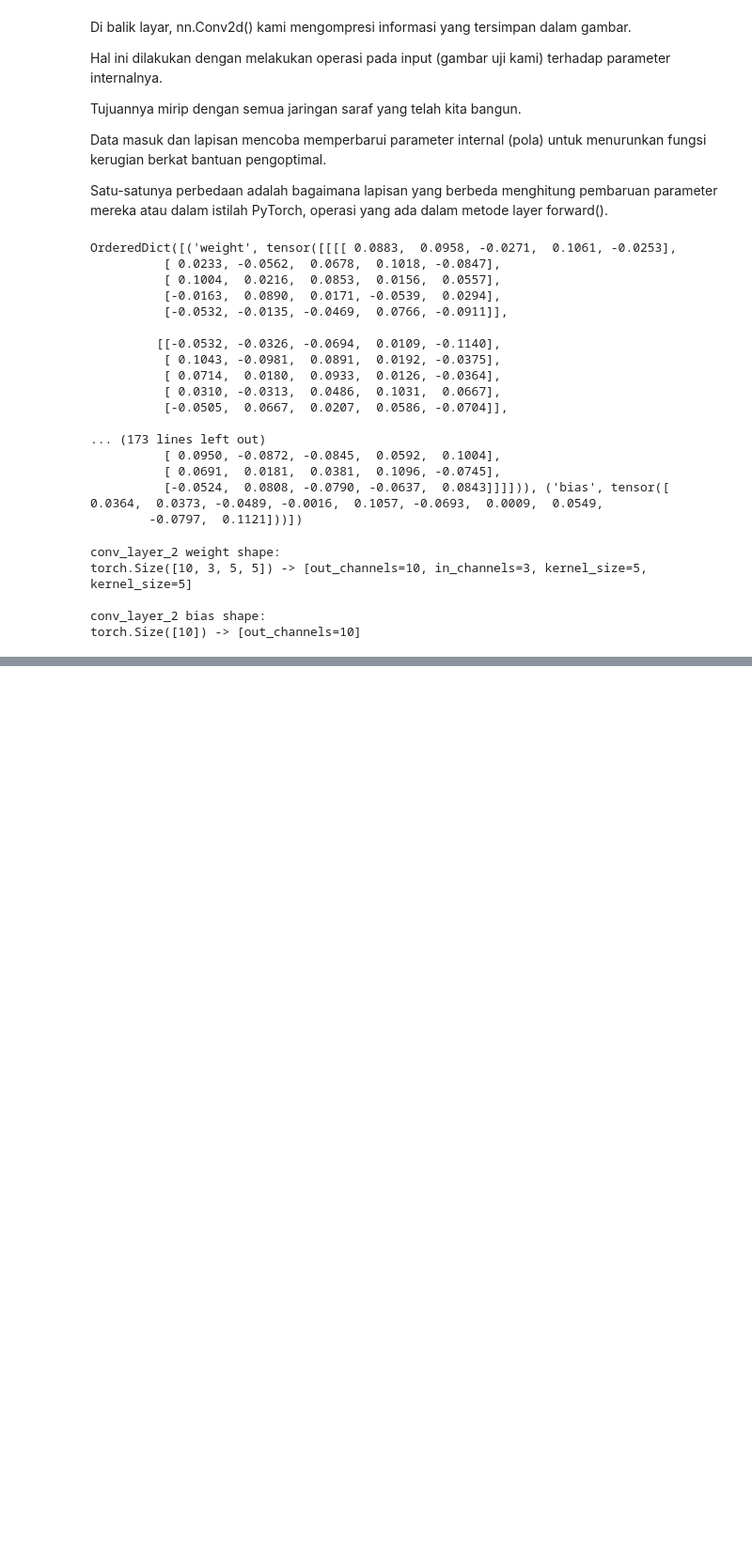
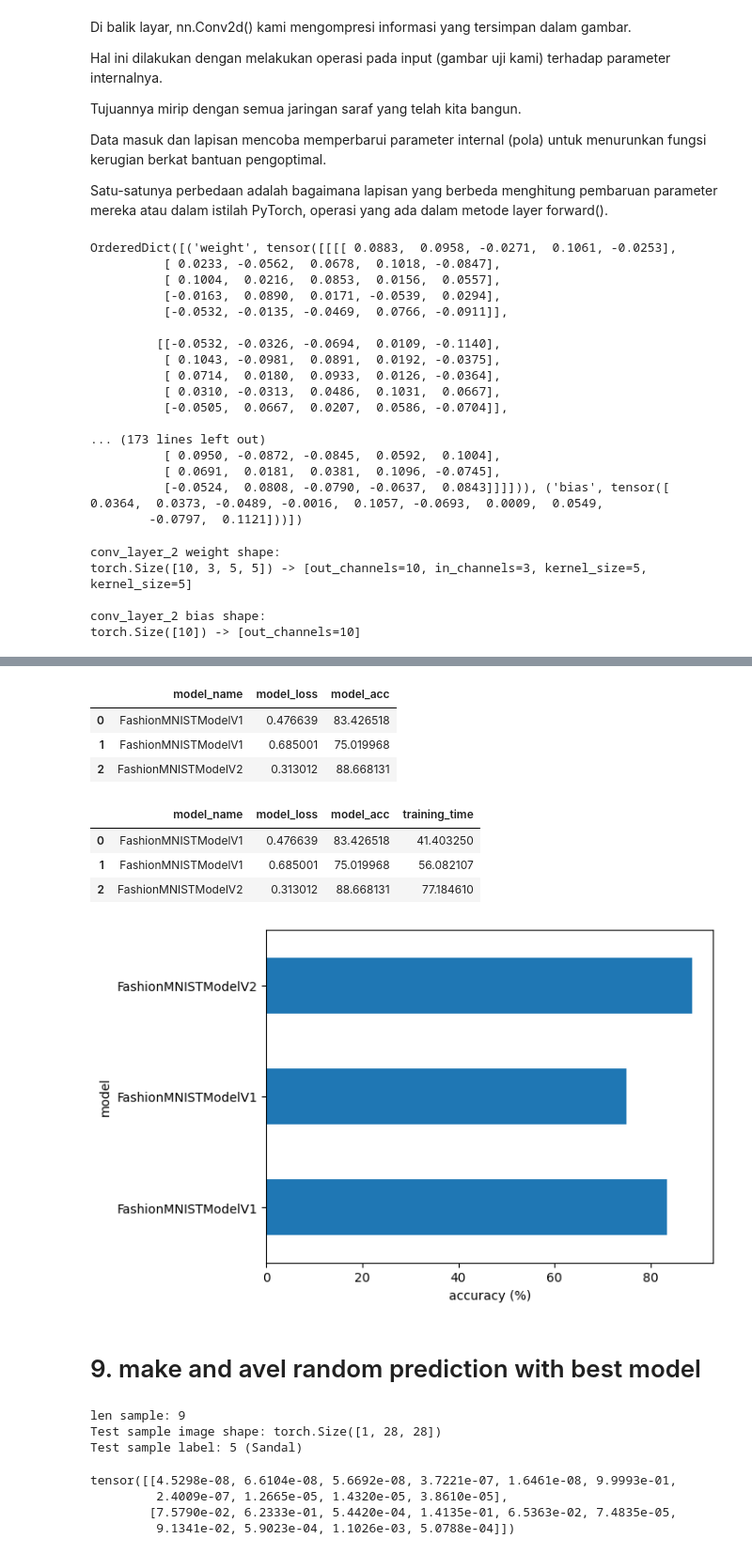
Before and after one commit to allail-qadrillah/Learn-Pytorch, a Jupyter notebook: 03_pytorch_computer_vision.ipynb, the cells around one changed output, grey strips where cells are left out. Shown at 94% size. Cells and saved outputs as stored; diff of their text form; code cells hidden in the pictures; blank space fills up the shorter version.

```diff
--- a/03_pytorch_computer_vision.ipynb
+++ b/03_pytorch_computer_vision.ipynb
@@ -851,0 +957,5 @@ torch.Size([10]) -> [out_channels=10]
+# %%
+# Setup loss and optimizer
+loss_fn = nn.CrossEntropyLoss()
+optimizer = torch.optim.SGD(params=model_2.parameters(),
+                            lr=0.1)
@@ -851,0 +1012,9 @@ torch.Size([10]) -> [out_channels=10]
+# %%
+# Get model_2 results
+model_2_results = eval_model(
+    model=model_2,
+    data_loader=test_dataloader,
+    loss_fn=loss_fn,
+    accuracy_fn=accuracy_fn
+)
+model_2_results
@@ -851,0 +1033,32 @@ torch.Size([10]) -> [out_channels=10]
+# %%
+# lets compare the result
+import pandas as pd
+compare_result = pd.DataFrame([
+  model_0_results, model_1_results, model_2_results
+])
+compare_result
+# %% [output]
+|  | model_name | model_loss | model_acc |
+| 0 | FashionMNISTModelV1 | 0.476639 | 83.426518 |
+| 1 | FashionMNISTModelV1 | 0.685001 | 75.019968 |
+| 2 | FashionMNISTModelV2 | 0.313012 | 88.668131 |
+# %%
+# add training time too
+compare_result["training_time"] = [ total_train_time_model_0,
+                                    total_train_time_model_1,
+                                    total_train_time_model_2]
+compare_result
+# %% [output]
+|  | model_name | model_loss | model_acc | training_time |
+| 0 | FashionMNISTModelV1 | 0.476639 | 83.426518 | 41.403250 |
+| 1 | FashionMNISTModelV1 | 0.685001 | 75.019968 | 56.082107 |
+| 2 | FashionMNISTModelV2 | 0.313012 | 88.668131 | 77.184610 |
+# %%
+# Visualize our model results
+compare_result.set_index("model_name")["model_acc"].plot(kind="barh")
+plt.xlabel("accuracy (%)")
+plt.ylabel("model");
+# %% [output]
+[figure, added]
+# %% [markdown]
+# 9. make and avel random prediction with best model
@@ -851,0 +1090,31 @@ torch.Size([10]) -> [out_channels=10]
+# %%
+import random
+random.seed(42)
+test_samples = []
+test_labels = []
+
+for sample, label in random.sample(list(test_data), k=9):
+  test_samples.append(sample)
+  test_labels.append(label)
+
+# View the first test sample shape and label
+print(f"len sample: {len(test_labels)}")
+print(
+    f"Test sample image shape: {test_samples[0].shape}\nTest sample label: {test_labels[0]} ({class_names[test_labels[0]]})")
+# %% [output]
+len sample: 9
+Test sample image shape: torch.Size([1, 28, 28])
+Test sample label: 5 (Sandal)
+# %%
+# make predictions on test sample
+pred_probs = make_predictions(
+  model=model_2,
+  data=test_samples
+)
+# view fisrt two prob list
+pred_probs[:2]
+# %% [output]
+tensor([[4.5298e-08, 6.6104e-08, 5.6692e-08, 3.7221e-07, 1.6461e-08, 9.9993e-01,
+         2.4009e-07, 1.2665e-05, 1.4320e-05, 3.8610e-05],
+        [7.5790e-02, 6.2333e-01, 5.4420e-04, 1.4135e-01, 6.5363e-02, 7.4835e-05,
+         9.1341e-02, 5.9023e-04, 1.1026e-03, 5.0788e-04]])
```
Also changed, not shown: parts of 23 cells of this notebook.
